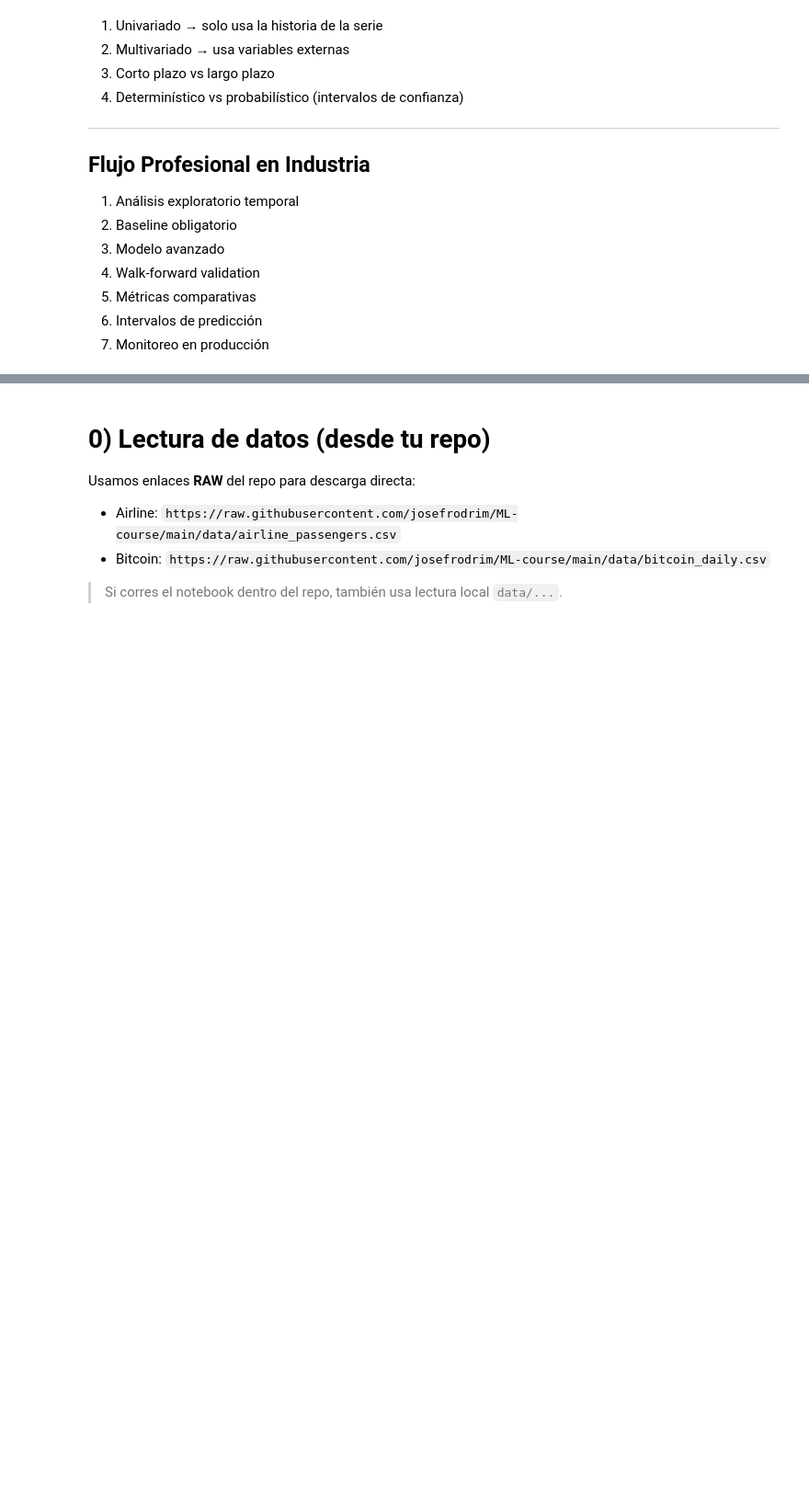
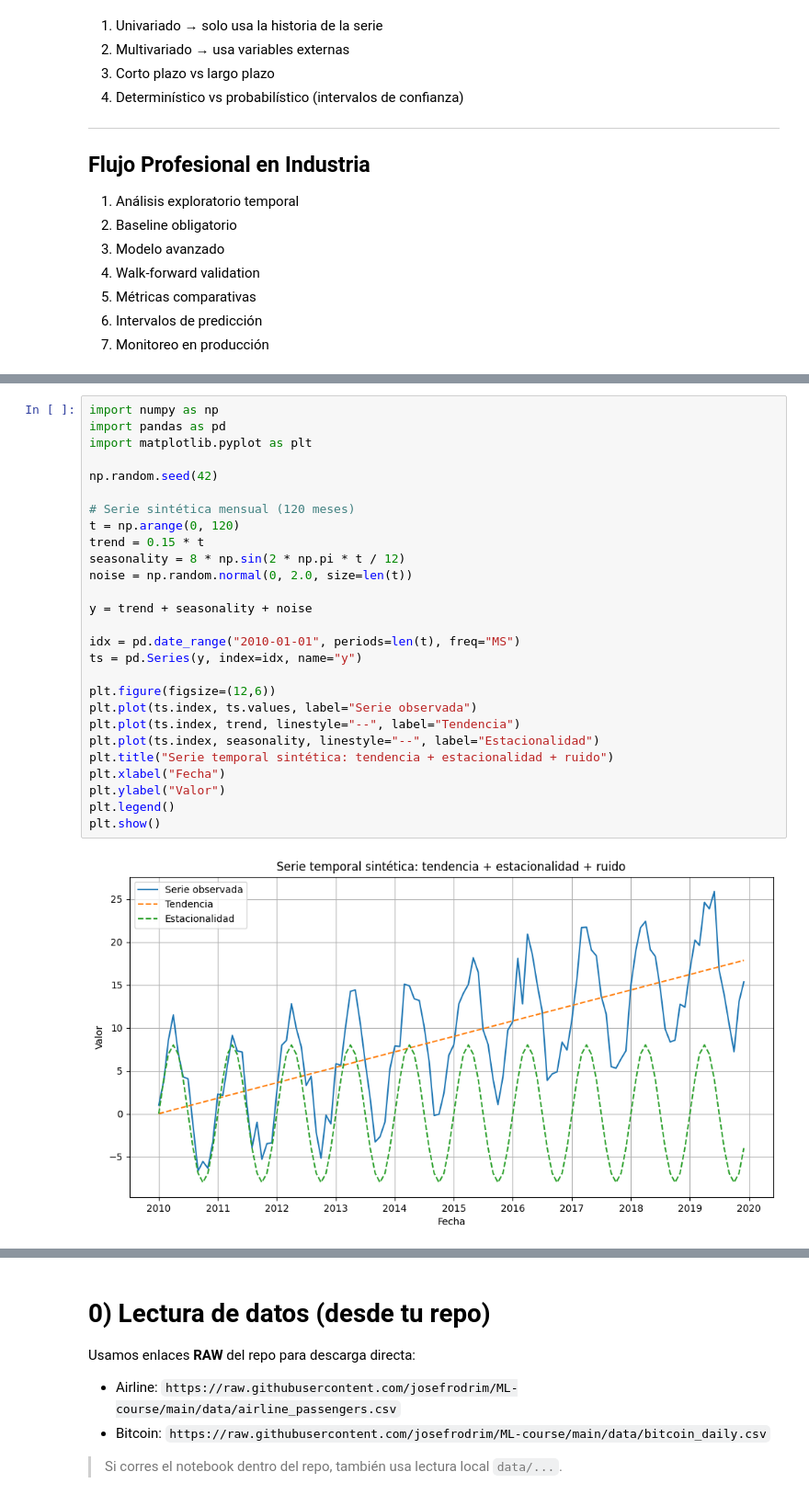
Before and after one commit to josefrodrim/ML-course, a Jupyter notebook: Clase_09_Forecasting_vf.ipynb, the cells around one changed output, grey strips where cells are left out. Shown at 92% size. Cells and saved outputs as stored; diff of their text form; blank space fills up the shorter version.

```diff
--- a/Clase_09_Forecasting_vf.ipynb
+++ b/Clase_09_Forecasting_vf.ipynb
@@ -114,0 +137,29 @@ $$
+# %%
+import numpy as np
+import pandas as pd
+import matplotlib.pyplot as plt
+
+np.random.seed(42)
+
+# Serie sintética mensual (120 meses)
+t = np.arange(0, 120)
+trend = 0.15 * t
+seasonality = 8 * np.sin(2 * np.pi * t / 12)
+noise = np.random.normal(0, 2.0, size=len(t))
+
+y = trend + seasonality + noise
+
+idx = pd.date_range("2010-01-01", periods=len(t), freq="MS")
+ts = pd.Series(y, index=idx, name="y")
+
+plt.figure(figsize=(12,6))
+plt.plot(ts.index, ts.values, label="Serie observada")
+plt.plot(ts.index, trend, linestyle="--", label="Tendencia")
+plt.plot(ts.index, seasonality, linestyle="--", label="Estacionalidad")
+plt.title("Serie temporal sintética: tendencia + estacionalidad + ruido")
+plt.xlabel("Fecha")
+plt.ylabel("Valor")
+plt.legend()
+plt.show()
+# %% [output]
+[figure, added]
```
Also changed, not shown: parts of 7 cells of this notebook.
